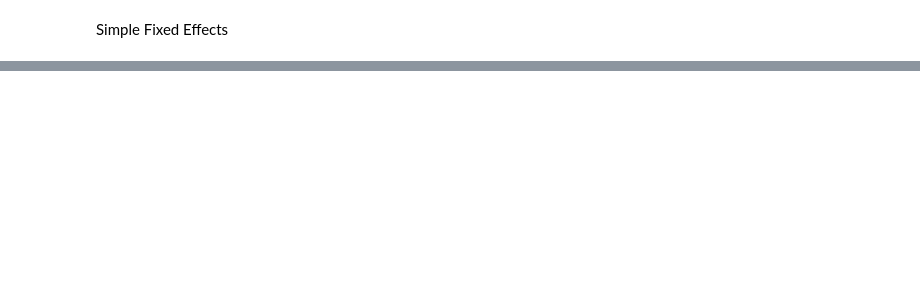
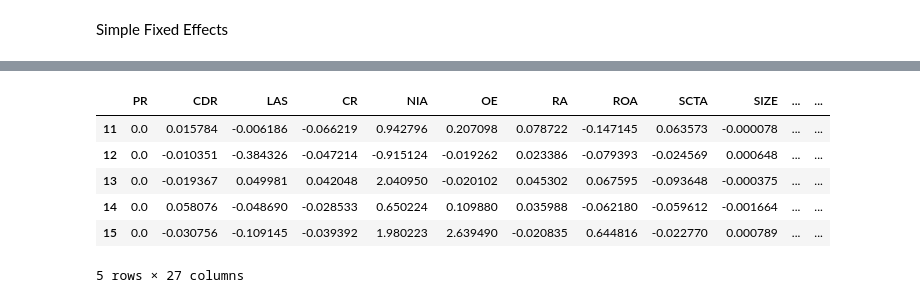
Before and after one commit to Lkupybida/BankingMargins, a Jupyter notebook: src/modeling/models.ipynb, the cells around one changed output, grey strips where cells are left out. Saved outputs shown, nothing was run; the diff lists cells and outputs as text; code cells hidden in the pictures; blank space fills up the shorter version.

```diff
--- a/src/modeling/models.ipynb
+++ b/src/modeling/models.ipynb
@@ -80,3 +81,13 @@ plt.show()
 # - - - F-TEST - - -
 # f_h = "is_END19 = 0, is_END20 = 0, is_END21 = 0, is_END22 = 0, is_END23 = 0"
 # results_end_of_year_fixed.res.f_test(f_h)
+# %%
+results_both_fixed.X.head()
+# %% [output]
+|  | PR | CDR | LAS | CR | NIA | OE | RA | ROA | SCTA | SIZE | ... | ... |
+| 11 | 0.0 | 0.015784 | -0.006186 | -0.066219 | 0.942796 | 0.207098 | 0.078722 | -0.147145 | 0.063573 | -0.000078 | ... | ... |
+| 12 | 0.0 | -0.010351 | -0.384326 | -0.047214 | -0.915124 | -0.019262 | 0.023386 | -0.079393 | -0.024569 | 0.000648 | ... | ... |
+| 13 | 0.0 | -0.019367 | 0.049981 | 0.042048 | 2.040950 | -0.020102 | 0.045302 | 0.067595 | -0.093648 | -0.000375 | ... | ... |
+| 14 | 0.0 | 0.058076 | -0.048690 | -0.028533 | 0.650224 | 0.109880 | 0.035988 | -0.062180 | -0.059612 | -0.001664 | ... | ... |
+| 15 | 0.0 | -0.030756 | -0.109145 | -0.039392 | 1.980223 | 2.639490 | -0.020835 | 0.644816 | -0.022770 | 0.000789 | ... | ... |
+5 rows × 27 columns
```
Also changed, not shown: parts of 4 cells of this notebook.
